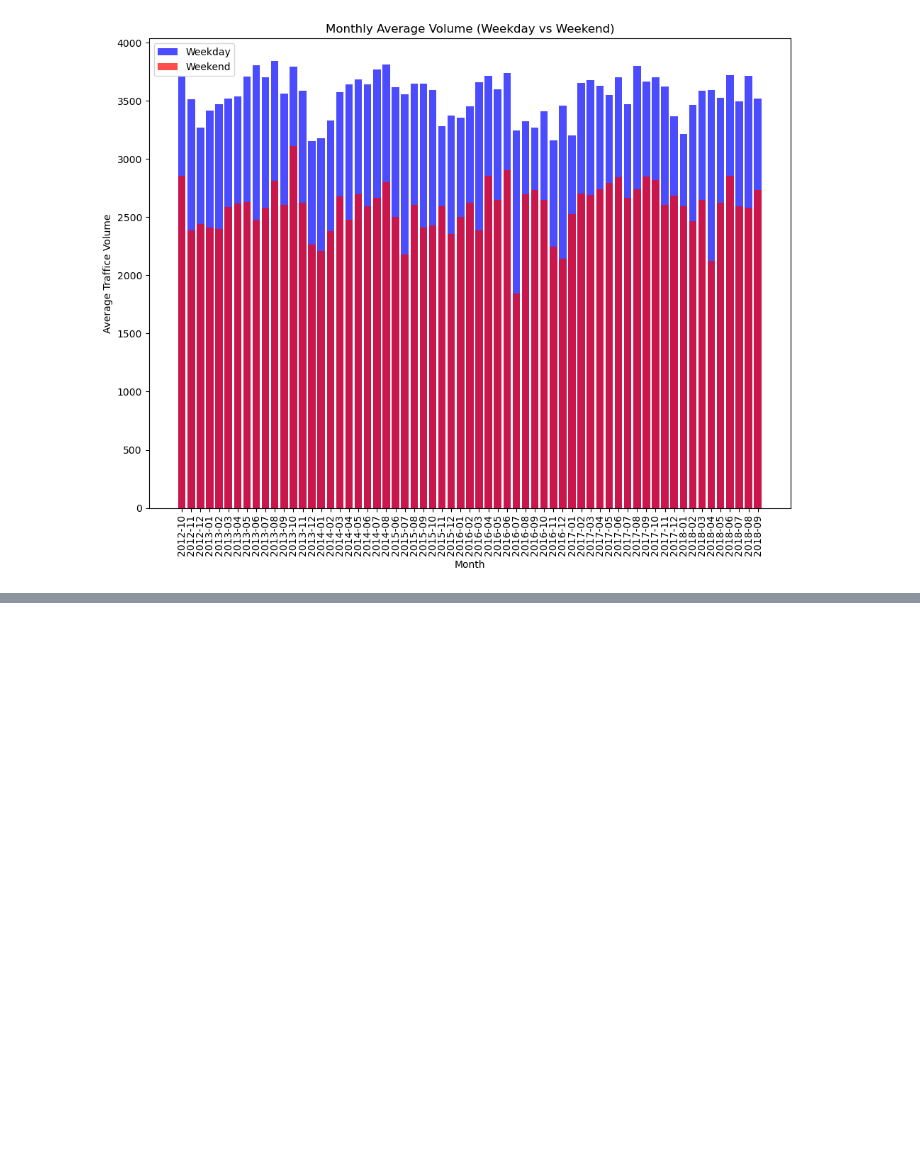
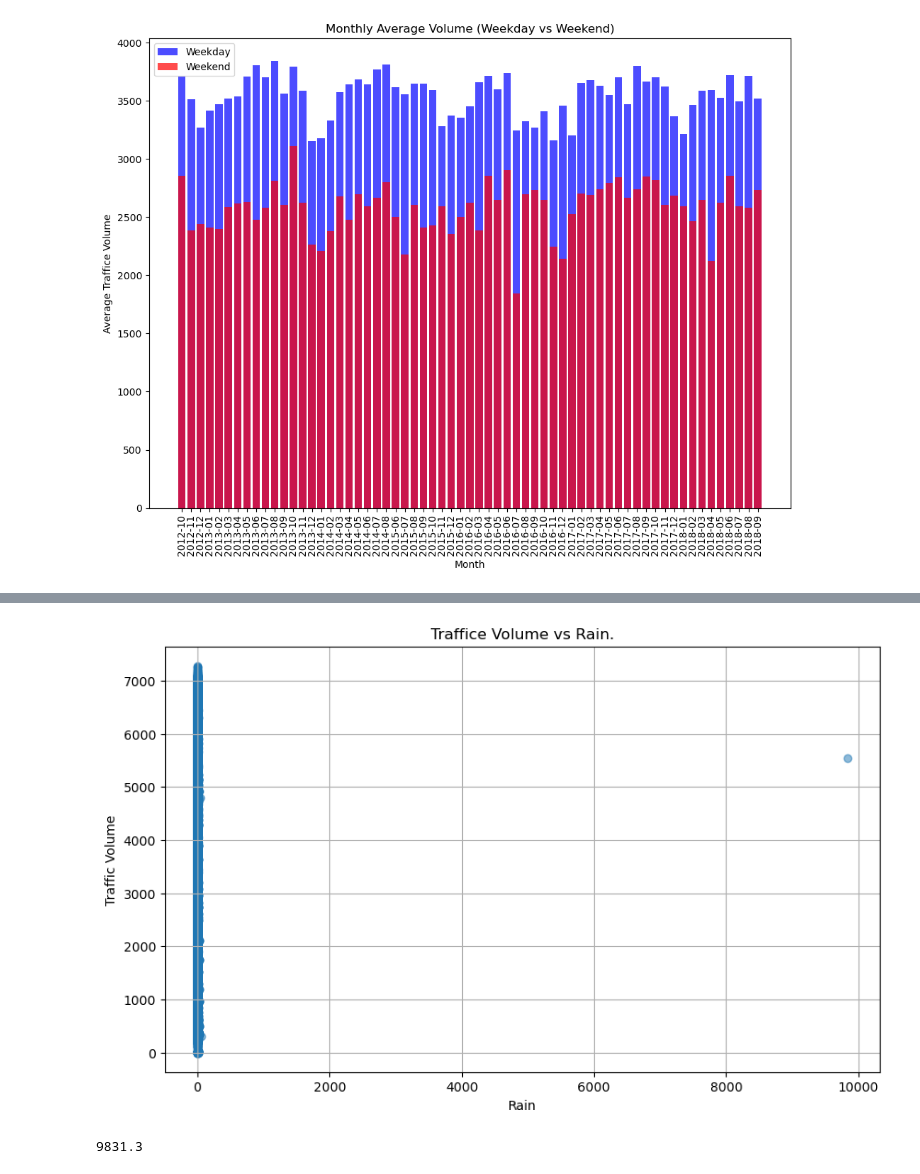
Before and after one commit to rajeevsd123/Cloned_repo, a Jupyter notebook: Project 1/Traffic_Volume.ipynb, the cells around one changed output, grey strips where cells are left out. Saved outputs shown, nothing was run; the diff lists cells and outputs as text; code cells hidden in the pictures; blank space fills up the shorter version.

```diff
--- a/Project 1/Traffic_Volume.ipynb
+++ b/Project 1/Traffic_Volume.ipynb
@@ -586,0 +753,17 @@ Name: traffic_volume, Length: 48204, dtype: float64
+# %%
+#Scatter plot of Rain
+plt.figure(figsize=(10,6))
+plt.scatter(Traffic_Volume_df['rain_1h'], Traffic_Volume_df['traffic_volume'], alpha=0.5)
+plt.title('Traffice Volume vs Rain.')
+plt.xlabel('Rain')
+plt.ylabel('Traffic Volume')
+plt.grid(True)
+plt.show()
+# %% [output]
+[figure, added]
+# %%
+#display max value of Rain
+
+Traffic_Volume_df['rain_1h'].max()
+# %% [output]
+9831.3
```
Also changed, not shown: parts of 44 cells of this notebook.
